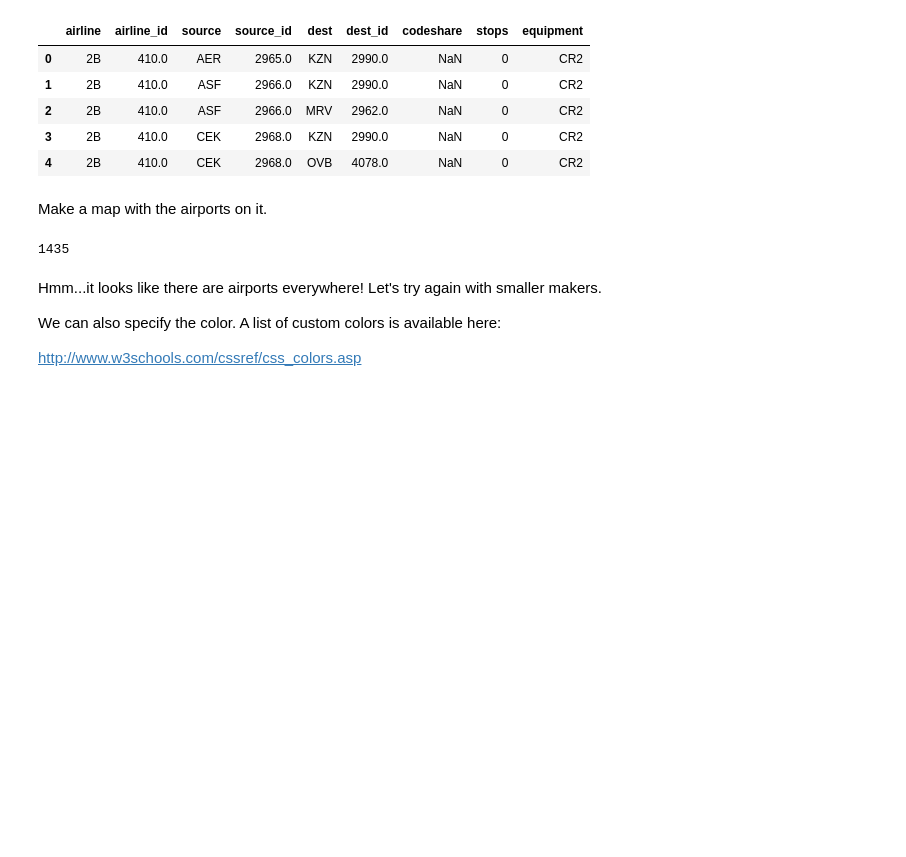
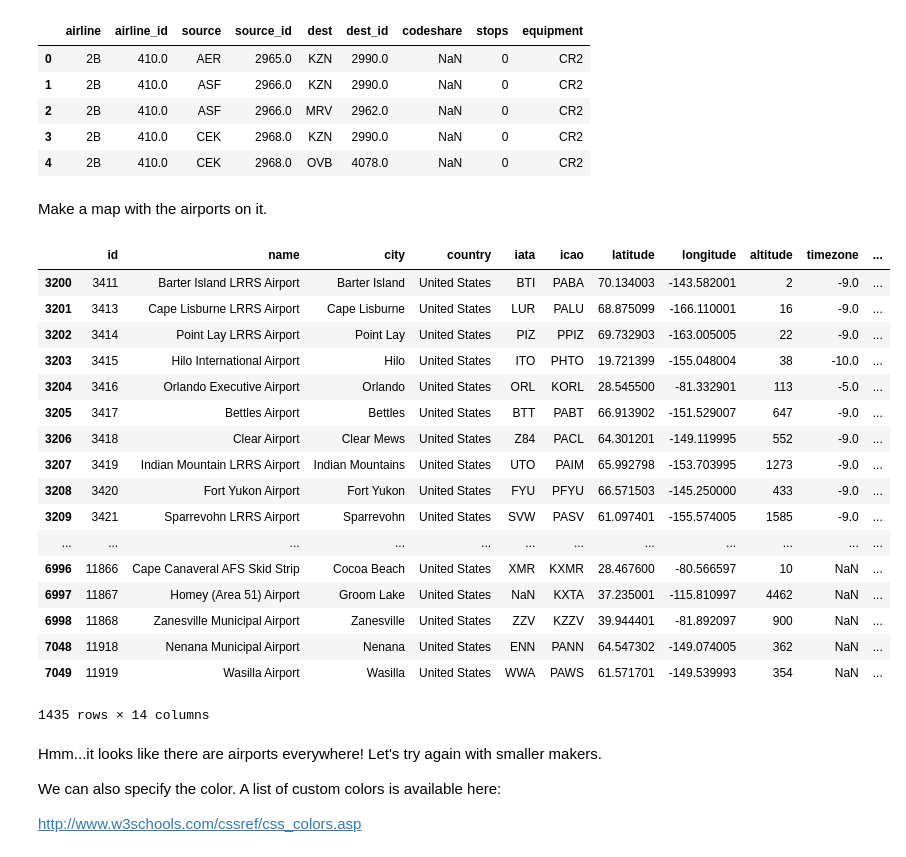
Before and after one commit to jawadmhoque/ce599, a Jupyter notebook: 09-Mapping/interactive-mapping.ipynb, the cells around one changed output. Drawn from its saved outputs; the diff is of its cells as text; code cells hidden in the pictures; blank space fills up the shorter version.

```diff
--- a/09-Mapping/interactive-mapping.ipynb
+++ b/09-Mapping/interactive-mapping.ipynb
@@ -152,10 +152,28 @@ Make a map with the airports on it.
 # %%
 # since there are a lot of airports, making the map can be slow
 # so limit it to US airports
 us_airports = airports[airports['country']=='United States']
-len(us_airports)
+#len(us_airports)
+us_airports
 # %% [output]
+|  | id | name | city | country | iata | icao | latitude | longitude | altitude | timezone | ... |
+| 3200 | 3411 | Barter Island LRRS Airport | Barter Island | United States | BTI | PABA | 70.134003 | -143.582001 | 2 | -9.0 | ... |
+| 3201 | 3413 | Cape Lisburne LRRS Airport | Cape Lisburne | United States | LUR | PALU | 68.875099 | -166.110001 | 16 | -9.0 | ... |
+| 3202 | 3414 | Point Lay LRRS Airport | Point Lay | United States | PIZ | PPIZ | 69.732903 | -163.005005 | 22 | -9.0 | ... |
+| 3203 | 3415 | Hilo International Airport | Hilo | United States | ITO | PHTO | 19.721399 | -155.048004 | 38 | -10.0 | ... |
+| 3204 | 3416 | Orlando Executive Airport | Orlando | United States | ORL | KORL | 28.545500 | -81.332901 | 113 | -5.0 | ... |
+| 3205 | 3417 | Bettles Airport | Bettles | United States | BTT | PABT | 66.913902 | -151.529007 | 647 | -9.0 | ... |
+| 3206 | 3418 | Clear Airport | Clear Mews | United States | Z84 | PACL | 64.301201 | -149.119995 | 552 | -9.0 | ... |
+| 3207 | 3419 | Indian Mountain LRRS Airport | Indian Mountains | United States | UTO | PAIM | 65.992798 | -153.703995 | 1273 | -9.0 | ... |
+| 3208 | 3420 | Fort Yukon Airport | Fort Yukon | United States | FYU | PFYU | 66.571503 | -145.250000 | 433 | -9.0 | ... |
+| 3209 | 3421 | Sparrevohn LRRS Airport | Sparrevohn | United States | SVW | PASV | 61.097401 | -155.574005 | 1585 | -9.0 | ... |
+| ... | ... | ... | ... | ... | ... | ... | ... | ... | ... | ... | ... |
+| 6996 | 11866 | Cape Canaveral AFS Skid Strip | Cocoa Beach | United States | XMR | KXMR | 28.467600 | -80.566597 | 10 | NaN | ... |
+| 6997 | 11867 | Homey (Area 51) Airport | Groom Lake | United States | NaN | KXTA | 37.235001 | -115.810997 | 4462 | NaN | ... |
+| 6998 | 11868 | Zanesville Municipal Airport | Zanesville | United States | ZZV | KZZV | 39.944401 | -81.892097 | 900 | NaN | ... |
+| 7048 | 11918 | Nenana Municipal Airport | Nenana | United States | ENN | PANN | 64.547302 | -149.074005 | 362 | NaN | ... |
+| 7049 | 11919 | Wasilla Airport | Wasilla | United States | WWA | PAWS | 61.571701 | -149.539993 | 354 | NaN | ... |
-1435
+1435 rows × 14 columns
 # %%
 folium.Marker?
 # %%
```
Also changed, not shown: parts of 12 cells of this notebook, 2 other files.
